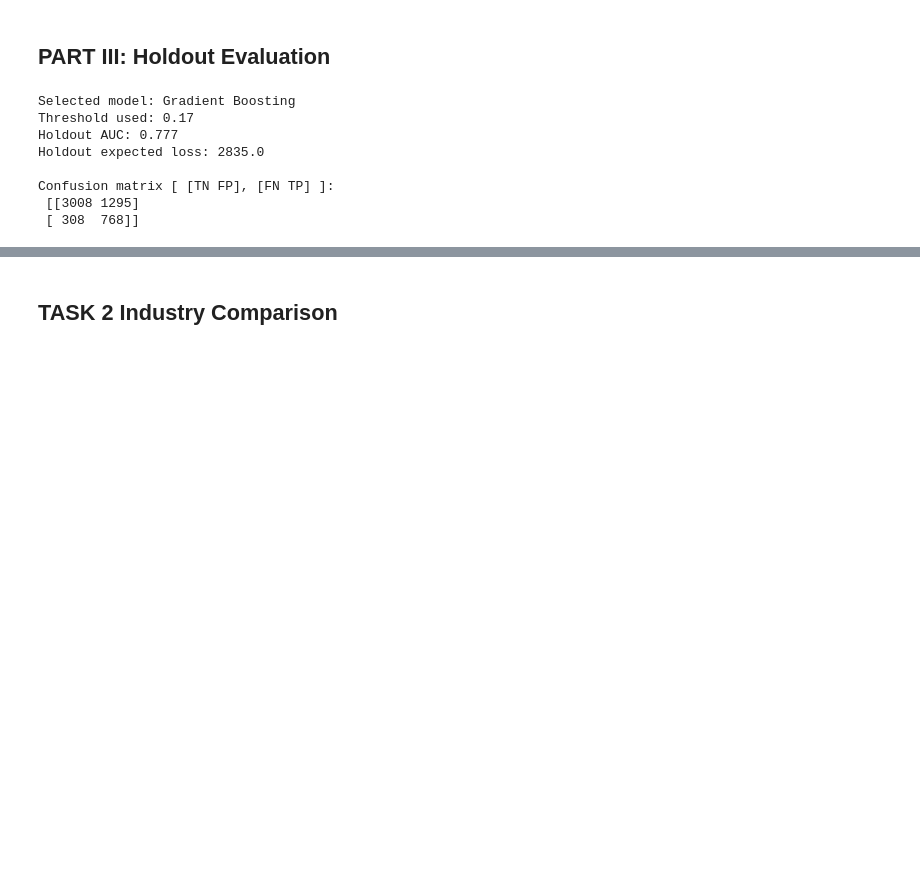
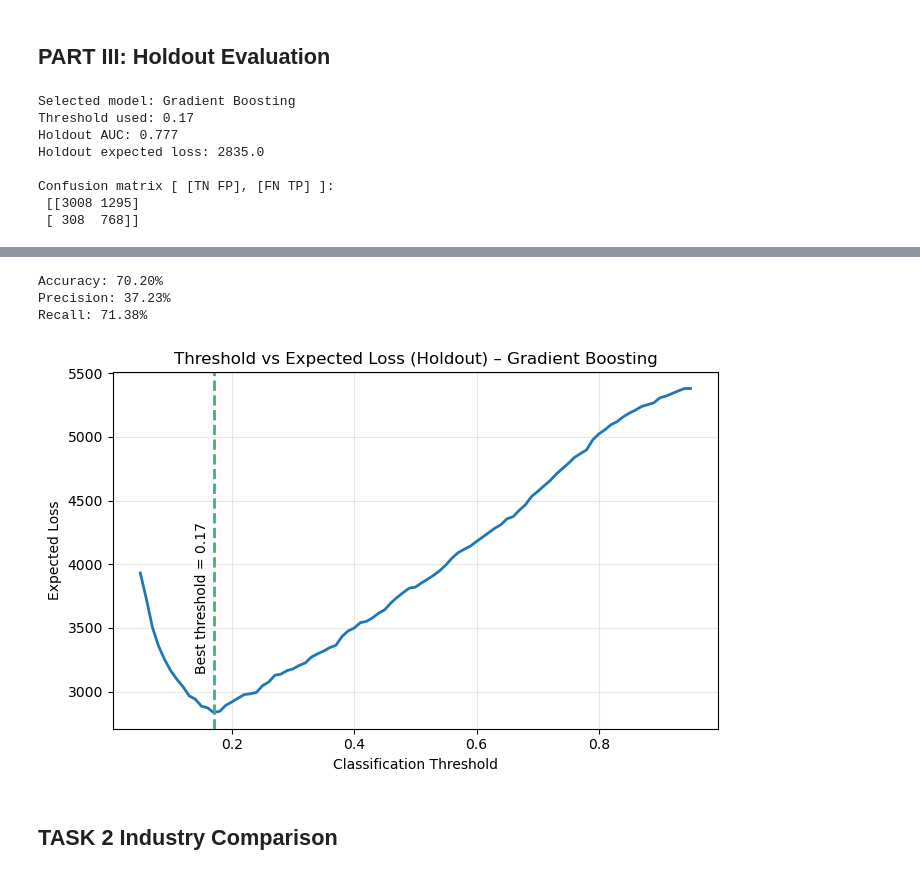
Before and after one commit to alinaiman/Data-Analysis-3-assignment-2-, a Jupyter notebook: predicting_fast_growth_firm.ipynb, the cells around one changed output, grey strips where cells are left out. Cells and saved outputs as stored; diff of their text form; code cells hidden in the pictures; blank space fills up the shorter version.

```diff
--- a/predicting_fast_growth_firm.ipynb
+++ b/predicting_fast_growth_firm.ipynb
@@ -499,3 +536,46 @@ plt.show()
+# %%
+print(f"Accuracy: {((cm[0,0] + cm[1,1]) / cm.sum())*100:.2f}%")
+print(f"Precision: {(cm[1,1] / (cm[1,1] + cm[0,1]))*100:.2f}%")
+print(f"Recall: {(cm[1,1] / (cm[1,1] + cm[1,0]))*100:.2f}%")
+# %% [output]
+Accuracy: 70.20%
+Precision: 37.23%
+Recall: 71.38%
+# %%
+# Threshold vs expected loss curve (holdout)
+grid = np.linspace(0.05, 0.95, 91)
+loss_curve = []
+
+for t in grid:
+    loss_curve.append(expected_loss(y_hold, (prob_hold >= t).astype(int)))
+
+plt.figure(figsize=(7,4.5))
+
+# Main curve
+plt.plot(grid, loss_curve, linewidth=2)
+
+# Best threshold line
+plt.axvline(best_thr, linestyle="--", linewidth=2, color="#3CB371")
+
+# Annotation for threshold
+plt.text(
+    best_thr - 0.03,
+    min(loss_curve) + 300,
+    f"Best threshold = {best_thr:.2f}",
+    rotation=90,
+    verticalalignment="bottom"
+)
+
+# Labels & title
+plt.xlabel("Classification Threshold")
+plt.ylabel("Expected Loss")
+plt.title(f"Threshold vs Expected Loss (Holdout) – {best_model_name}")
+
+plt.grid(alpha=0.3)
+plt.tight_layout()
+plt.show()
+# %% [output]
+[figure, added]
 # %% [markdown]
 ## TASK 2 Industry Comparison
 # %%
```
Also changed, not shown: parts of 6 cells of this notebook, 1 other file.
